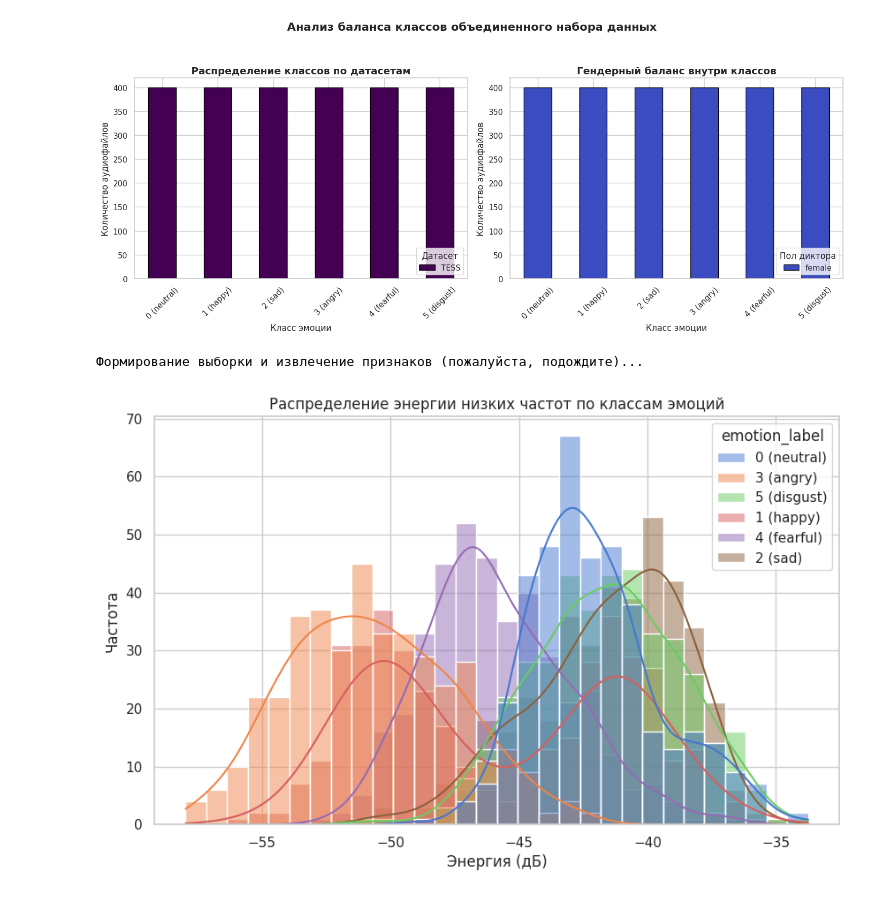
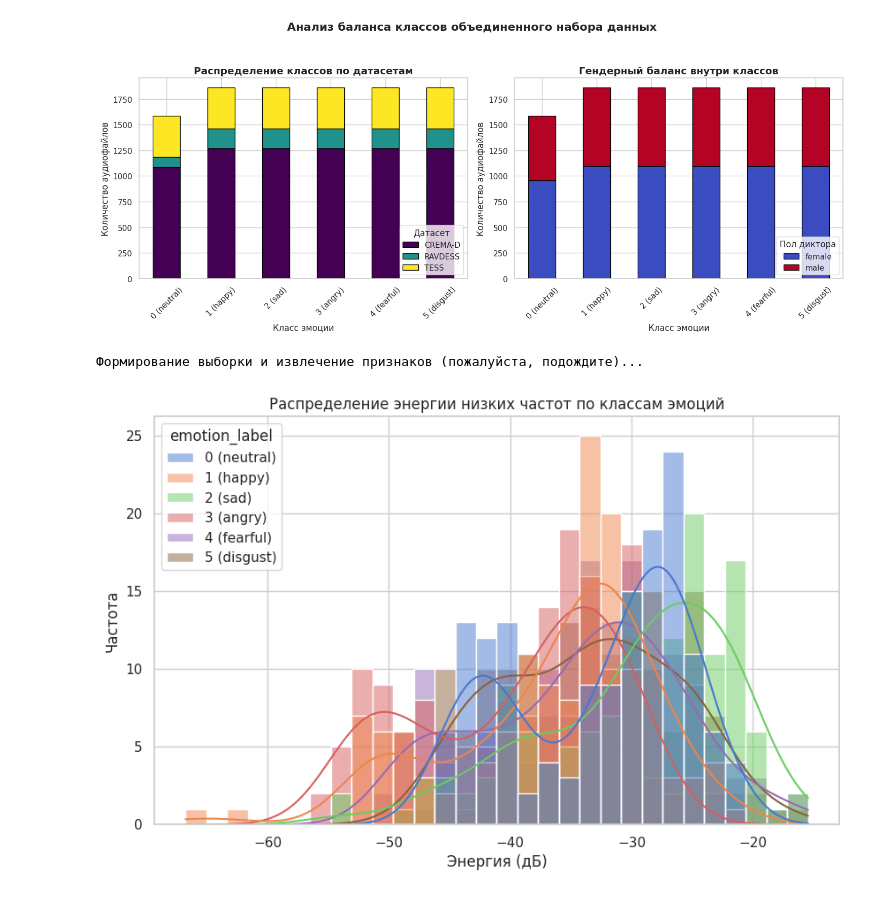
Before and after one commit to Gealor/Neural-Network-for-Emotion-Recognize, a Jupyter notebook: analyze_dataset.ipynb, the cells around one changed output. Drawn from its saved outputs; the diff is of its cells as text; code cells hidden in the pictures.

```diff
--- a/analyze_dataset.ipynb
+++ b/analyze_dataset.ipynb
@@ -13,9 +13,9 @@ from config import EMOTIONS, ROOT_DATA_DIR
 from prepare_data.info_extractor import AbstractInfoExtractor, CREMADExtractor, RAVDESSExtractor, TESSExtractor
 # %%
 name_to_extractor = {
-    # "RAVDESS": RAVDESSExtractor(),
+    "RAVDESS": RAVDESSExtractor(),
     "TESS": TESSExtractor(),
-    # "CREMA-D": CREMADExtractor()
+    "CREMA-D": CREMADExtractor()
 }
 # %%
 def found_files(dataset_dir: Path) -> List[Path]:
@@ -154,36 +154,36 @@ def visualize_graph(final_df: pd.DataFrame):
     axes[1].set_title('Гендерный баланс внутри классов', fontsize=14, fontweight='bold')
     axes[1].set_xlabel('Класс эмоции', fontsize=12)
     axes[1].set_ylabel('Количество аудиофайлов', fontsize=12)
     axes[1].tick_params(axis='x', rotation=45)
     axes[1].legend(title='Пол диктора', loc="lower right")
 
     # Общий заголовок и компановка
     plt.suptitle('Анализ баланса классов объединенного набора данных', fontsize=16, fontweight='bold', y=1.05)
     plt.tight_layout()
 
     plt.savefig("class_balance_analysis.png", dpi=300, bbox_inches='tight')
     plt.show()
 
 def plot_distribution(sampled_df: pd.DataFrame):
     plt.figure(figsize=(10, 6))
     # Гистограмма + кривая распределения (KDE)
     sns.histplot(data=sampled_df, x='low_freq_energy', hue='emotion_label', kde=True, bins=30)
     plt.title('Распределение энергии низких частот по классам эмоций')
     plt.xlabel('Энергия (дБ)')
     plt.ylabel('Частота')
     plt.show()
 
 
 visualize_graph(final_df)
 sampled_df = prepare_statistical_data(
     final_df,
-    n_samples=None
+    # n_samples=None
 )
 plot_distribution(sampled_df)
 # %% [output]
-[figure, old version]
+[figure, new version]
 Формирование выборки и извлечение признаков (пожалуйста, подождите)...
-[figure, old version]
+[figure, new version]
 # %%
 def perform_anova(sampled_df: pd.DataFrame):
     print("\n=== Статистический анализ спектрограмм (ANOVA) ===")
```
Also changed, not shown: parts of 3 cells of this notebook, 2 other files.
